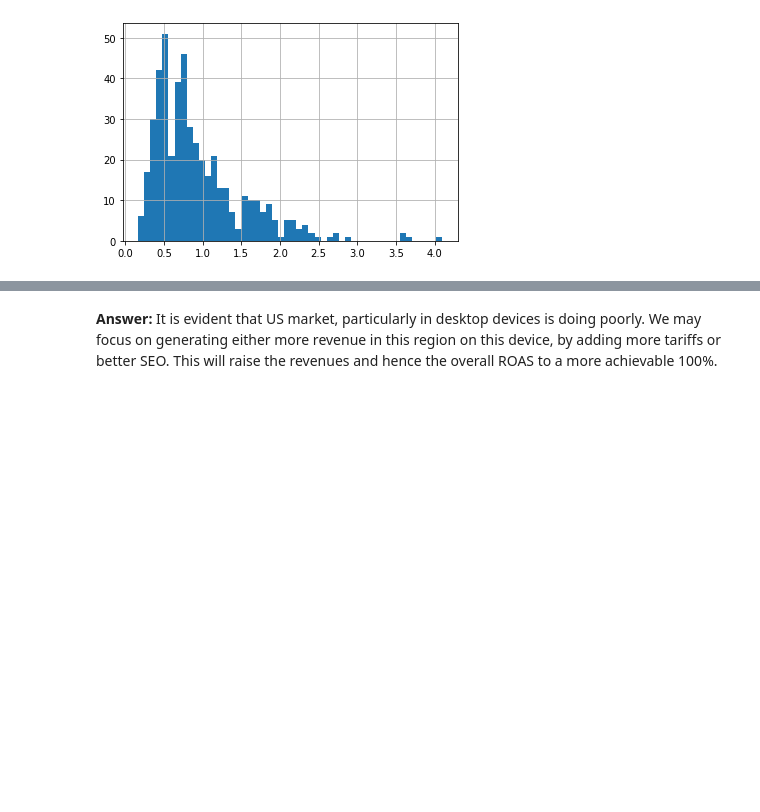
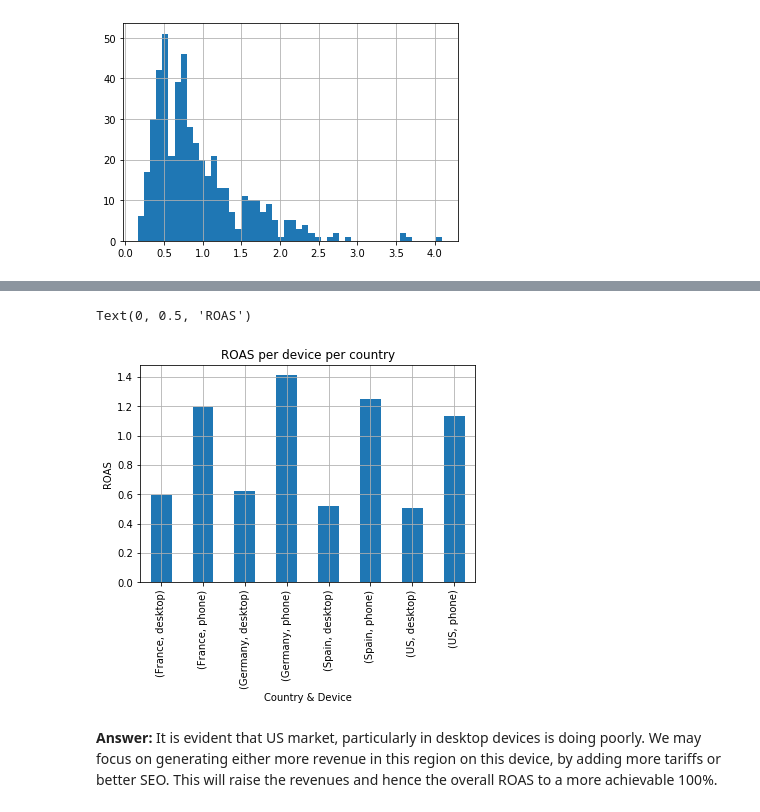
Before and after one commit to saikamat/travel_metrics, a Jupyter notebook: business_metrics.ipynb, the cells around one changed output, grey strips where cells are left out. Saved outputs shown, nothing was run; the diff lists cells and outputs as text; code cells hidden in the pictures; blank space fills up the shorter version.

```diff
--- a/business_metrics.ipynb
+++ b/business_metrics.ipynb
@@ -107,3 +92,10 @@ bm_data.groupby(['Country', 'Device']).mean()
+# %%
+ROAS_plot = bm_data.groupby(['Country', 'Device'])['ROAS'].mean().plot(kind='bar', title='ROAS per device per country', grid=True)
+ROAS_plot.set_xlabel('Country & Device')
+ROAS_plot.set_ylabel('ROAS')
+# %% [output]
+Text(0, 0.5, 'ROAS')
+[figure, added]
 # %% [markdown]
 **Answer:** It is evident that US market, particularly in desktop devices is doing poorly. We may focus on generating either more revenue in this region on this device, by adding more tariffs or better SEO. This will raise the revenues and hence the overall ROAS to a more achievable 100%.
 # %% [markdown]
```
Also changed, not shown: parts of 9 cells of this notebook.
